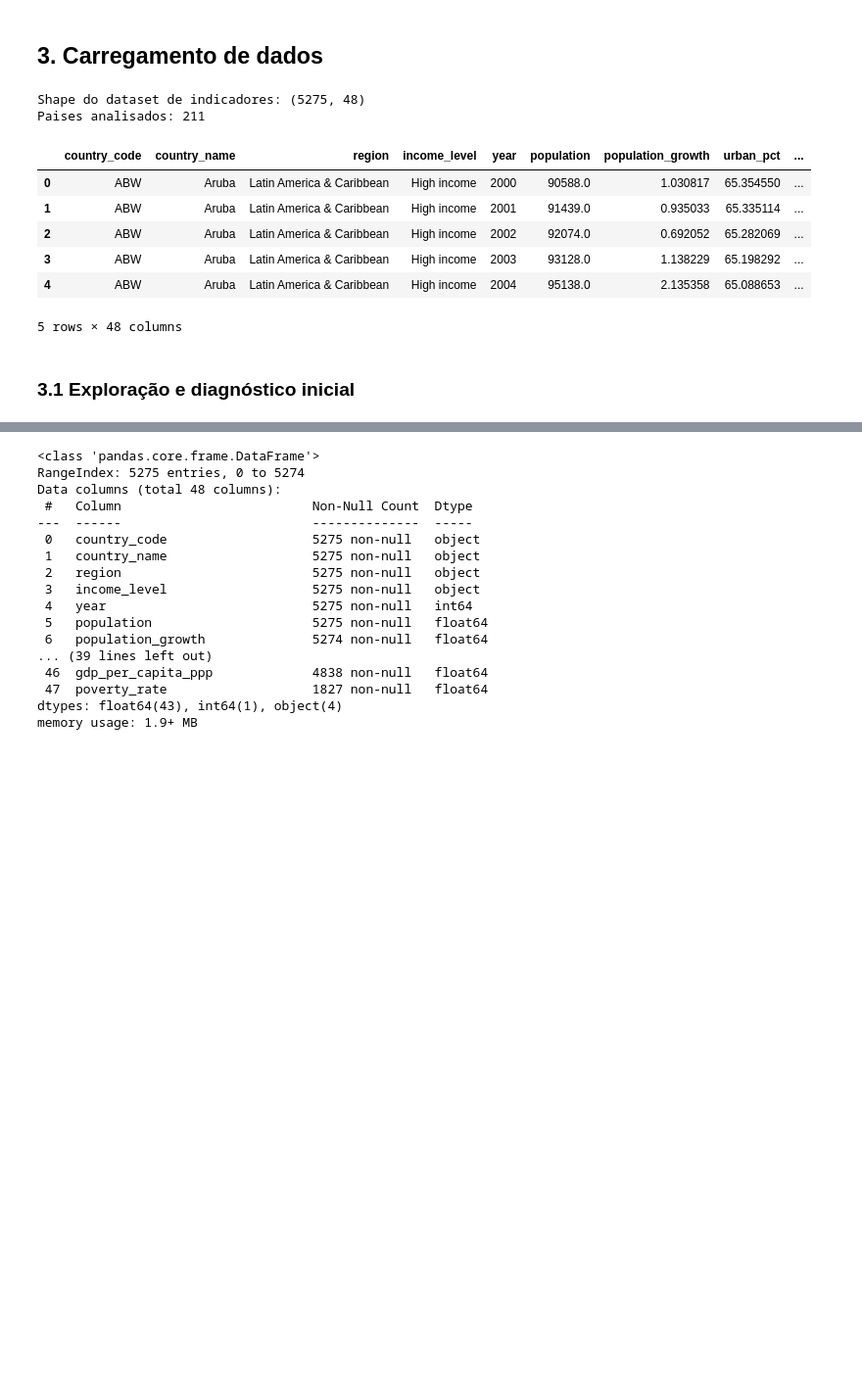
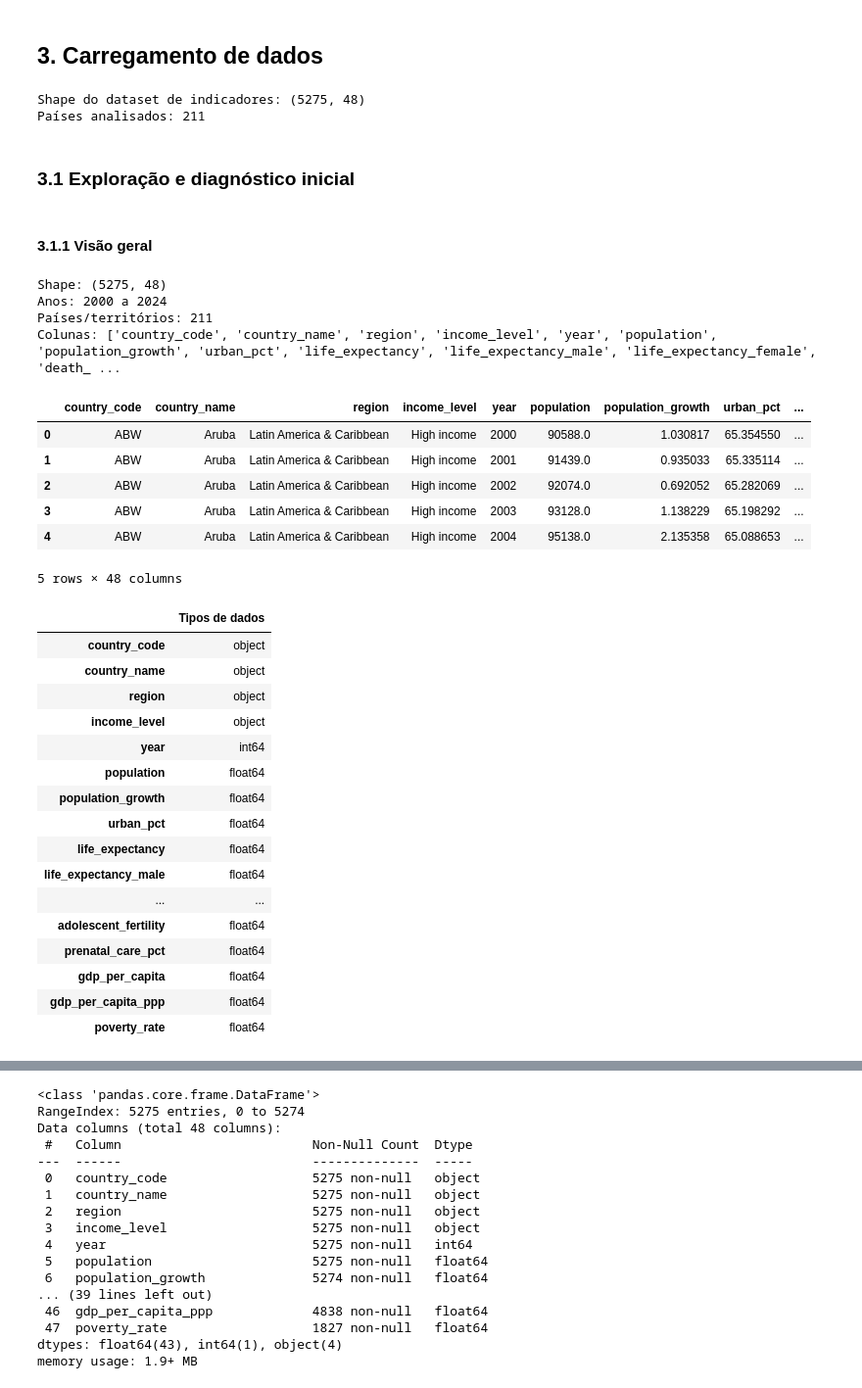
Before and after one commit to matilde-quiterio/Data-visualization, a Jupyter notebook: notebook.ipynb, the cells around one changed output, grey strips where cells are left out. Shown at 98% size. Drawn from its saved outputs; the diff is of its cells as text; code cells hidden in the pictures; blank space fills up the shorter version.

Commit message:
Documentação e análise dos dados

```diff
--- a/notebook.ipynb
+++ b/notebook.ipynb
@@ -75,22 +42,47 @@ import seaborn as sns
 df_health_indicators = pd.read_csv("health_indicators.csv")
 df_meta = pd.read_csv("indicator_metadata.csv")
 df_latest = pd.read_csv("country_latest.csv")
-
-
-print(f"Shape do dataset de indicadores: {df_health_indicators.shape}")
-print(f"Paises analisados: {df_health_indicators['country_name'].nunique()}")
 # %% [output]
 Shape do dataset de indicadores: (5275, 48)
-Paises analisados: 211
+Países analisados: 211
-# %%
-df_health_indicators.head()
-# %% [output]
-|  | country_code | country_name | region | income_level | year | population | population_growth | urban_pct | ... |
-| 0 | ABW | Aruba | Latin America & Caribbean | High income | 2000 | 90588.0 | 1.030817 | 65.354550 | ... |
-| 1 | ABW | Aruba | Latin America & Caribbean | High income | 2001 | 91439.0 | 0.935033 | 65.335114 | ... |
-| 2 | ABW | Aruba | Latin America & Caribbean | High income | 2002 | 92074.0 | 0.692052 | 65.282069 | ... |
-| 3 | ABW | Aruba | Latin America & Caribbean | High income | 2003 | 93128.0 | 1.138229 | 65.198292 | ... |
-| 4 | ABW | Aruba | Latin America & Caribbean | High income | 2004 | 95138.0 | 2.135358 | 65.088653 | ... |
-5 rows × 48 columns
 # %% [markdown]
 ### 3.1 Exploração e diagnóstico inicial
+# %% [markdown]
+#### 3.1.1 Visão geral
+# %%
+print("Shape:", df_health_indicators.shape)
+print("Anos:", df_health_indicators["year"].min(), "a", df_health_indicators["year"].max())
+print("Países/territórios:", df_health_indicators["country_name"].nunique())
+print("Colunas:", df_health_indicators.columns.tolist())
+
+display(df_health_indicators.head())
+display(df_health_indicators.dtypes.to_frame("Tipos de dados"))
+# %% [output]
+Shape: (5275, 48)
+Anos: 2000 a 2024
+Países/territórios: 211
+Colunas: ['country_code', 'country_name', 'region', 'income_level', 'year', 'population', 'population_growth', 'urban_pct', 'life_expectancy', 'life_expectancy_male', 'life_expectancy_female', 'death_ ...
+|  | country_code | country_name | region | income_level | year | population | population_growth | urban_pct | ... |
+| 0 | ABW | Aruba | Latin America & Caribbean | High income | 2000 | 90588.0 | 1.030817 | 65.354550 | ... |
+| 1 | ABW | Aruba | Latin America & Caribbean | High income | 2001 | 91439.0 | 0.935033 | 65.335114 | ... |
+| 2 | ABW | Aruba | Latin America & Caribbean | High income | 2002 | 92074.0 | 0.692052 | 65.282069 | ... |
+| 3 | ABW | Aruba | Latin America & Caribbean | High income | 2003 | 93128.0 | 1.138229 | 65.198292 | ... |
+| 4 | ABW | Aruba | Latin America & Caribbean | High income | 2004 | 95138.0 | 2.135358 | 65.088653 | ... |
+5 rows × 48 columns
+|  | Tipos de dados |
+| country_code | object |
+| country_name | object |
+| region | object |
+| income_level | object |
+| year | int64 |
+| population | float64 |
+| population_growth | float64 |
+| urban_pct | float64 |
+| life_expectancy | float64 |
+| life_expectancy_male | float64 |
+| ... | ... |
+| adolescent_fertility | float64 |
+| prenatal_care_pct | float64 |
+| gdp_per_capita | float64 |
+| gdp_per_capita_ppp | float64 |
+| poverty_rate | float64 |
```
Also changed, not shown: parts of 16 cells of this notebook.
